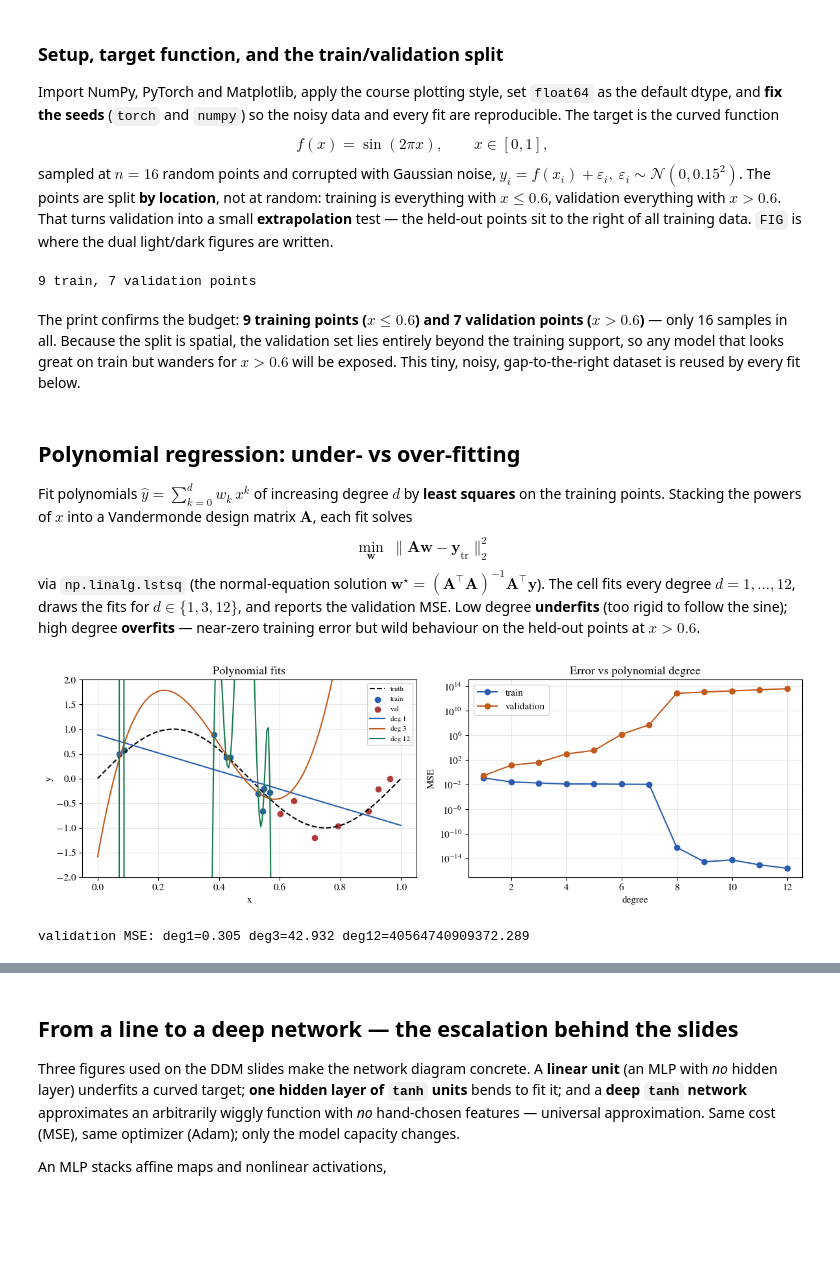
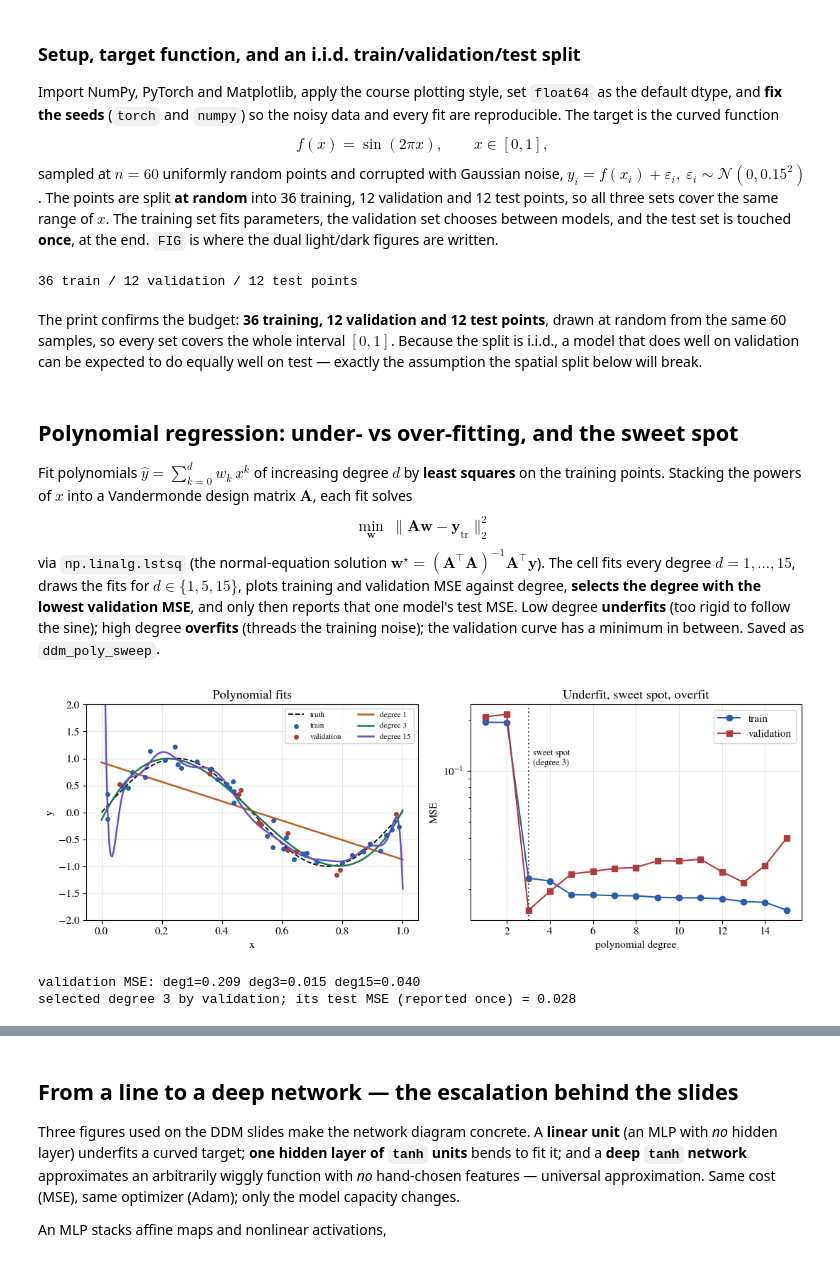
Before and after one commit to adil-rasheed/TTK29-2026, a Jupyter notebook: python/02-data-driven-modeling/notebooks/ddm_regression_basics.ipynb, the cells around one changed output, grey strips where cells are left out. Saved outputs shown, nothing was run; the diff lists cells and outputs as text; code cells hidden in the pictures; blank space fills up the shorter version.

```diff
--- a/python/02-data-driven-modeling/notebooks/ddm_regression_basics.ipynb
+++ b/python/02-data-driven-modeling/notebooks/ddm_regression_basics.ipynb
@@ -5,52 +5,63 @@ The whole Part-I pipeline on one 1-D problem: fit $y=\sin(2\pi x)+$noise from a
 # %% [markdown]
-### Setup, target function, and the train/validation split
+### Setup, target function, and an i.i.d. train/validation/test split
 
 Import NumPy, PyTorch and Matplotlib, apply the course plotting style, set `float64` as the default dtype, and **fix the seeds** (`torch` and `numpy`) so the noisy data and every fit are reproducible. The target is the curved function
 $$ f(x) = \sin(2\pi x), \qquad x\in[0,1], $$
-sampled at $n=16$ random points and corrupted with Gaussian noise, $y_i = f(x_i) + \varepsilon_i,\ \varepsilon_i\sim\mathcal N(0,0.15^2)$. The points are split **by location**, not at random: training is everything with $x\le 0.6$, validation everything with $x>0.6$. That turns validation into a small **extrapolation** test — the held-out points sit to the right of all training data. `FIG` is where the dual light/dark figures are written.
+sampled at $n=60$ uniformly random points and corrupted with Gaussian noise, $y_i = f(x_i) + \varepsilon_i,\ \varepsilon_i\sim\mathcal N(0,0.15^2)$. The points are split **at random** into 36 training, 12 validation and 12 test points, so all three sets cover the same range of $x$. The training set fits parameters, the validation set chooses between models, and the test set is touched **once**, at the end. `FIG` is where the dual light/dark figures are written.
 # %%
 import sys, os
 sys.path.insert(0, os.path.abspath(os.path.join('..','..')))  # -> python/
 import numpy as np, torch, matplotlib.pyplot as plt
-from pyutils import pinn_core as pc
-from pyutils.pinn_core import MLP
-from pyutils import save_dual, fg, muted
+from pyutils.nets import MLP
+from pyutils import set_plot_style, save_dual, fg, muted
 torch.set_default_dtype(torch.float64); torch.manual_seed(0); np.random.seed(0)
-pc.set_plot_style()
+set_plot_style()
 FIG = os.path.abspath(os.path.join('..','figures')); os.makedirs(FIG, exist_ok=True)
 f = lambda x: np.sin(2*np.pi*x)
-n=16; x=np.sort(np.random.rand(n)); y=f(x)+0.15*np.random.randn(n)
-# split: train / validation / test
-itr,iva = x<=0.6, (x>0.6)
-xtr,ytr=x[itr],y[itr]; xva,yva=x[iva],y[iva]
-xfine=np.linspace(0,1,200)
-print(f'{itr.sum()} train, {iva.sum()} validation points')
+n = 60; x = np.random.rand(n); y = f(x) + 0.15*np.random.randn(n)
+# i.i.d. random split: train / validation / test cover the same range of x
+perm = np.random.permutation(n); itr, iva, ite = perm[:36], perm[36:48], perm[48:]
+xtr, ytr = x[itr], y[itr]; xva, yva = x[iva], y[iva]; xte, yte = x[ite], y[ite]
+xfine = np.linspace(0, 1, 200)
+print(f'{len(xtr)} train / {len(xva)} validation / {len(xte)} test points')
 # %% [output]
-9 train, 7 validation points
+36 train / 12 validation / 12 test points
-# %% [markdown]
-The print confirms the budget: **9 training points ($x\le0.6$) and 7 validation points ($x>0.6$)** — only 16 samples in all. Because the split is spatial, the validation set lies entirely beyond the training support, so any model that looks great on train but wanders for $x>0.6$ will be exposed. This tiny, noisy, gap-to-the-right dataset is reused by every fit below.
+# %% [markdown]
+The print confirms the budget: **36 training, 12 validation and 12 test points**, drawn at random from the same 60 samples, so every set covers the whole interval $[0,1]$. Because the split is i.i.d., a model that does well on validation can be expected to do equally well on test — exactly the assumption the spatial split below will break.
 # %% [markdown]
-## Polynomial regression: under- vs over-fitting
+## Polynomial regression: under- vs over-fitting, and the sweet spot
 
 Fit polynomials $\hat y=\sum_{k=0}^{d} w_k\,x^k$ of increasing degree $d$ by **least squares** on the training points. Stacking the powers of $x$ into a Vandermonde design matrix $\mathbf{A}$, each fit solves
 $$ \min_{\boldsymbol w}\ \big\lVert \mathbf{A}\boldsymbol w - \boldsymbol y_{\mathrm{tr}}\big\rVert_2^2 $$
-via `np.linalg.lstsq` (the normal-equation solution $\boldsymbol w^\star=(\mathbf A^\top\mathbf A)^{-1}\mathbf A^\top\boldsymbol y$). The cell fits every degree $d=1,\dots,12$, draws the fits for $d\in\{1,3,12\}$, and reports the validation MSE. Low degree **underfits** (too rigid to follow the sine); high degree **overfits** — near-zero training error but wild behaviour on the held-out points at $x>0.6$.
+via `np.linalg.lstsq` (the normal-equation solution $\boldsymbol w^\star=(\mathbf A^\top\mathbf A)^{-1}\mathbf A^\top\boldsymbol y$). The cell fits every degree $d=1,\dots,15$, draws the fits for $d\in\{1,5,15\}$, plots training and validation MSE against degree, **selects the degree with the lowest validation MSE**, and only then reports that one model's test MSE. Low degree **underfits** (too rigid to follow the sine); high degree **overfits** (threads the training noise); the validation curve has a minimum in between. Saved as `ddm_poly_sweep`.
 # %%
-def polyfit_eval(deg, xq):
-    A=np.vander(xtr,deg+1); w,_,_,_=np.linalg.lstsq(A,ytr,rcond=None)
-    return np.vander(xq,deg+1)@w
-fig,ax=plt.subplots(1,2,figsize=(12,4))
-ax[0].plot(xfine,f(xfine),'k--',label='truth'); ax[0].scatter(xtr,ytr,c='C0',label='train'); ax[0].scatter(xva,yva,c='C3',label='val')
-for d in [1,3,12]:
-    ax[0].plot(xfine,polyfit_eval(d,xfine),label=f'deg {d}')
-ax[0].set_ylim(-2,2); ax[0].legend(fontsize=8); ax[0].set(title='Polynomial fits',xlabel='x',ylabel='y')
-degs=range(1,13); etr=[];eva=[]
-for d in degs:
-    etr.append(np.mean((polyfit_eval(d,xtr)-ytr)**2)); eva.append(np.mean((polyfit_eval(d,xva)-yva)**2))
-ax[1].semilogy(list(degs),etr,'-o',label='train'); ax[1].semilogy(list(degs),eva,'-o',label='validation')
-ax[1].set(title='Error vs polynomial degree',xlabel='degree',ylabel='MSE'); ax[1].legend()
-plt.tight_layout(); plt.show()
-print('validation MSE: deg1=%.3f deg3=%.3f deg12=%.3f'%(eva[0],eva[2],eva[11]))
+def polyfit_eval(deg, xq, xfit=xtr, yfit=ytr):
+    A = np.vander(xfit, deg+1); w, *_ = np.linalg.lstsq(A, yfit, rcond=None)
+    return np.vander(xq, deg+1) @ w
+degs = list(range(1, 16))
+etr = [np.mean((polyfit_eval(d, xtr)-ytr)**2) for d in degs]
+eva = [np.mean((polyfit_eval(d, xva)-yva)**2) for d in degs]
+best = degs[int(np.argmin(eva))]
+ete_best = np.mean((polyfit_eval(best, xte)-yte)**2)
+
+def plot_ddm_poly_sweep():
+    fig, ax = plt.subplots(1, 2, figsize=(11, 4))
+    ax[0].plot(xfine, f(xfine), '--', color=fg(), lw=1.3, label='truth')
+    ax[0].scatter(xtr, ytr, s=16, color='C0', zorder=3, label='train')
+    ax[0].scatter(xva, yva, s=16, color='C3', zorder=3, label='validation')
+    for d, c in [(1, 'C1'), (best, 'C2'), (15, 'C4')]:
+        ax[0].plot(xfine, polyfit_eval(d, xfine), color=c, lw=1.8, label=f'degree {d}')
+    ax[0].set(ylim=(-2, 2), xlabel='x', ylabel='y', title='Polynomial fits'); ax[0].legend(fontsize=8, ncol=2)
+    ax[1].semilogy(degs, etr, 'o-', color='C0', label='train')
+    ax[1].semilogy(degs, eva, 's-', color='C3', label='validation')
+    ax[1].axvline(best, ls=':', color=muted()); ax[1].text(best+0.2, max(eva)*0.5, f'sweet spot\n(degree {best})', fontsize=9)
+    ax[1].set(xlabel='polynomial degree', ylabel='MSE', title='Underfit, sweet spot, overfit'); ax[1].legend()
+    plt.tight_layout()
+
+save_dual(plot_ddm_poly_sweep, 'ddm_poly_sweep', FIG); plt.show()
+print('validation MSE: deg1=%.3f deg%d=%.3f deg15=%.3f' % (eva[0], best, min(eva), eva[-1]))
+print(f'selected degree {best} by validation; its test MSE (reported once) = {ete_best:.3f}')
 # %% [output]
-[figure, old version]
+[figure, new version]
-validation MSE: deg1=0.305 deg3=42.932 deg12=40564740909372.289
+validation MSE: deg1=0.209 deg3=0.015 deg15=0.040
+selected degree 3 by validation; its test MSE (reported once) = 0.028
```
Also changed, not shown: parts of 18 cells of this notebook, 10 other files.
